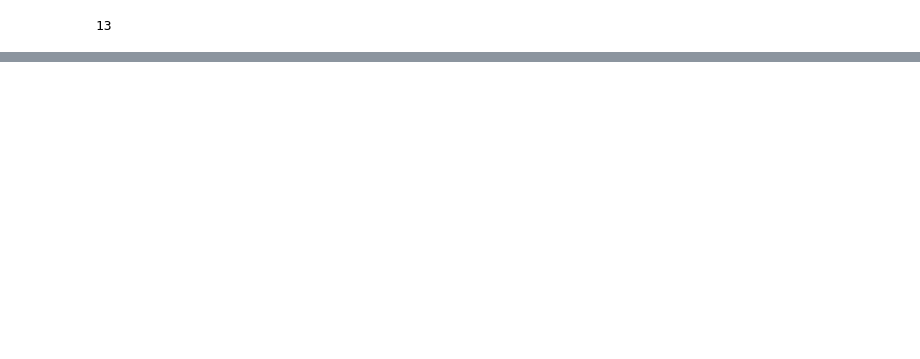
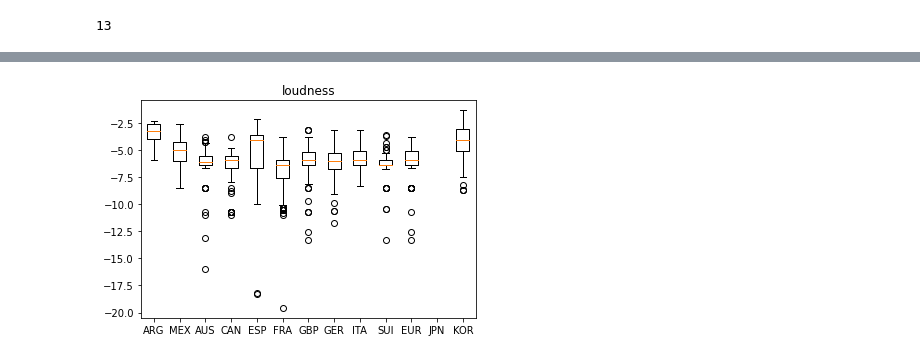
Before and after one commit to DataBerenicenz/Epsilon_Team, a Jupyter notebook: +Jesus/Spotify.ipynb, the cells around one changed output, grey strips where cells are left out. Saved outputs shown, nothing was run; the diff lists cells and outputs as text; code cells hidden in the pictures; blank space fills up the shorter version.

```diff
--- a/+Jesus/Spotify.ipynb
+++ b/+Jesus/Spotify.ipynb
@@ -205,0 +178,14 @@ SUI
+# %%
+variable_to_study="loudness"
+
+study_column_names=create_column_names(variable_to_study)
+columns_for_analysis=len(study_column_names)
+
+df_to_study=complete_dataframe[study_column_names]
+
+create_boxplots()
+
+# print(df_to_study)
+df_to_study.describe()
+# %% [output]
+[figure, added]
```
Also changed, not shown: parts of 12 cells of this notebook, 1 other file.
